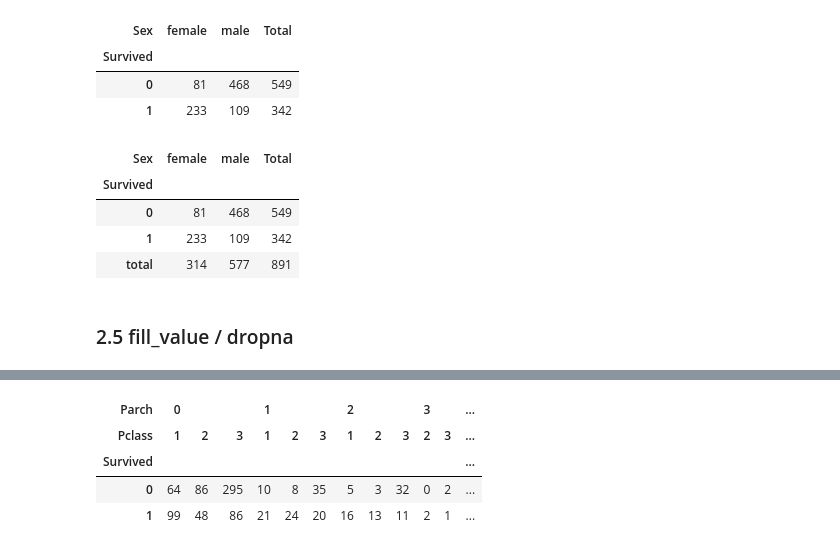
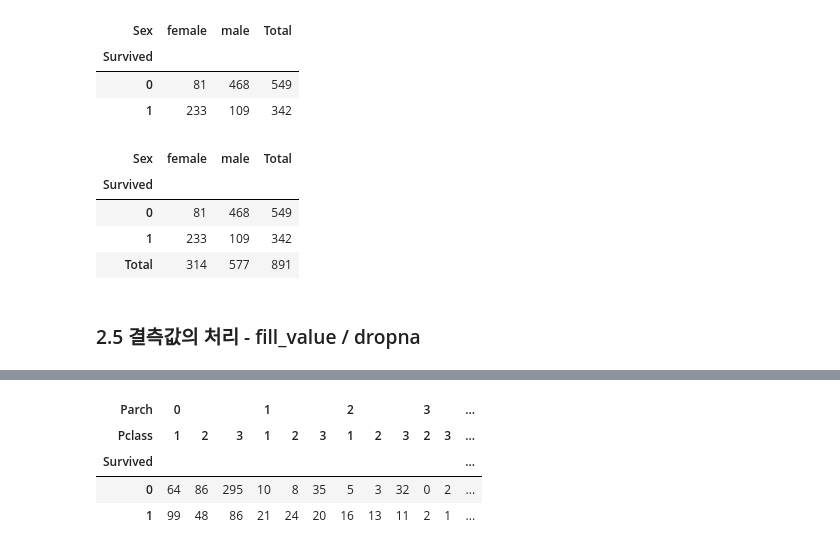
Before and after one commit to hyeshinoh/Study_Python, a Jupyter notebook: python_26_pandas_pivot.ipynb, the cells around one changed output, grey strips where cells are left out. Drawn from its saved outputs; the diff is of its cells as text; code cells hidden in the pictures.

```diff
--- a/python_26_pandas_pivot.ipynb
+++ b/python_26_pandas_pivot.ipynb
@@ -161,8 +175,8 @@ titanic.pivot_table("Counts",["Survived"], ["Pclass","Sex"], aggfunc = np.sum)
 #### (2) 직접 margin 행/열 추가
 # %%
 # total column 추가
+survived_df = titanic.pivot_table("Counts",["Survived"],["Sex"], aggfunc = np.sum)
 survived_df["Total"] = survived_df["female"] + survived_df["male"]
-    # survived_df["female"]: series
 survived_df
 # %% [output]
 | Sex | female | male | Total |
@@ -171,14 +185,13 @@ survived_df
 | 1 | 233 | 109 | 342 |
 # %%
 # total row 추가
-survived_df.loc["total"] = survived_df.loc[0] + survived_df.loc[1]
-    # survived_df["feale"]: series
+survived_df.loc["Total"] = survived_df.loc[0] + survived_df.loc[1]
 survived_df
 # %% [output]
 | Sex | female | male | Total |
 | Survived |  |  |  |
 | 0 | 81 | 468 | 549 |
 | 1 | 233 | 109 | 342 |
-| total | 314 | 577 | 891 |
+| Total | 314 | 577 | 891 |
 # %% [markdown]
-### 2.5 fill_value / dropna
+### 2.5 결측값의 처리 - fill_value / dropna
```
Also changed, not shown: parts of 24 cells of this notebook, 1 other file.
